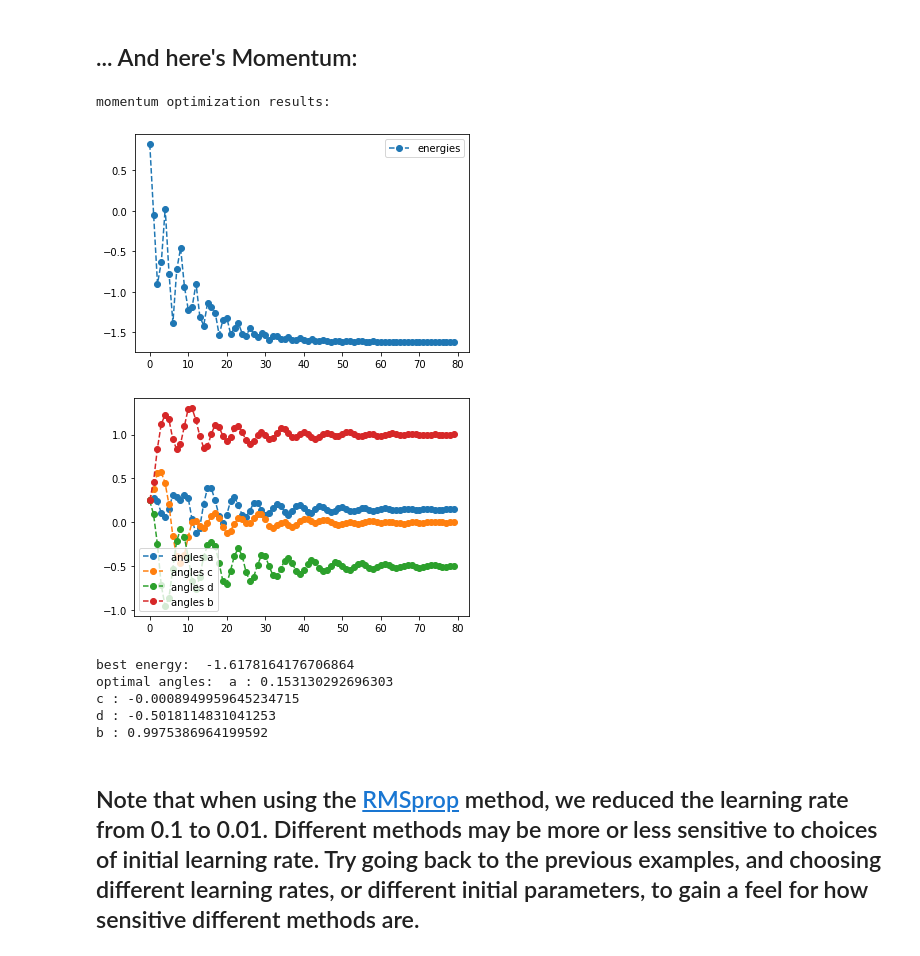
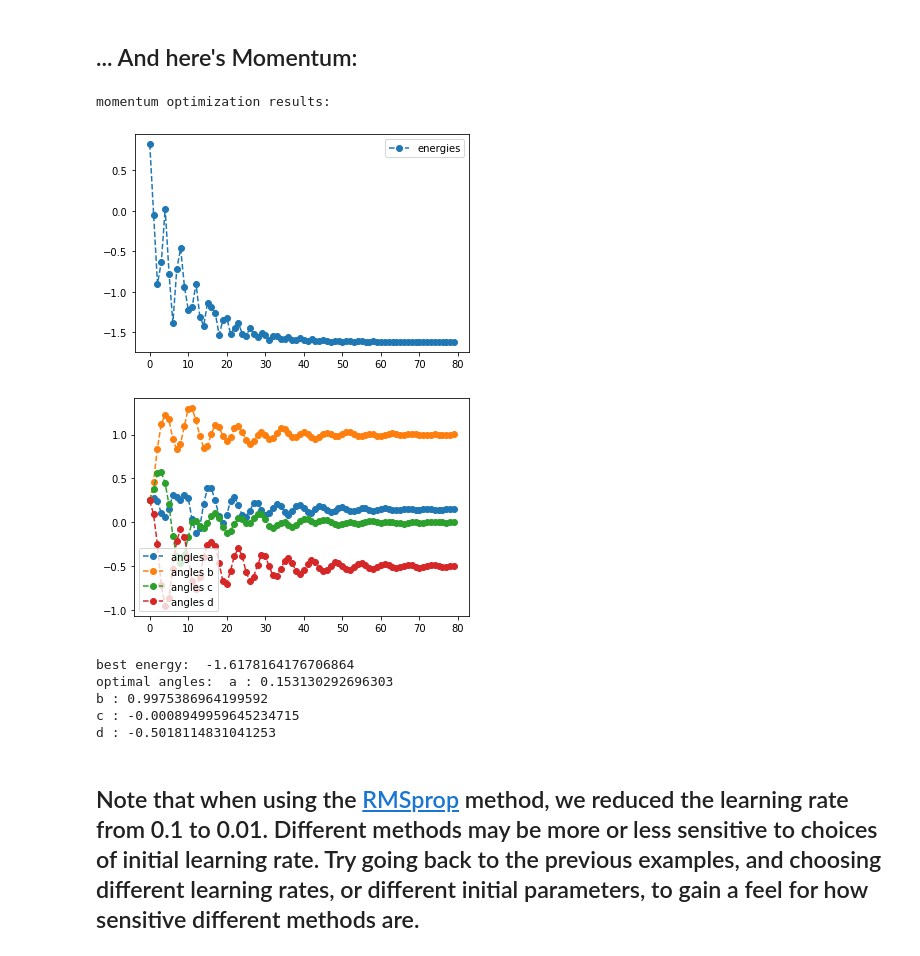
Before and after one commit to tequilahub/tequila, a Jupyter notebook: tutorials/Optimizer_Tutorial.ipynb, the cells around one changed output. Saved outputs shown, nothing was run; the diff lists cells and outputs as text; code cells hidden in the pictures.

```diff
--- a/tutorials/Optimizer_Tutorial.ipynb
+++ b/tutorials/Optimizer_Tutorial.ipynb
@@ -122,26 +129,26 @@ b : 1.0000000183809166
 # %%
 init={'a':0.25,'b':0.25,'c':0.25,'d':0.25}
 lr=0.1
-result=gd_min(O,lr=lr,
+mom_result=gd_min(O,lr=lr,
               method='momentum',
               maxiter=80,
               initial_values=init,
               silent=True)
 
 print('momentum optimization results:')
-result.history.plot('energies')
-result.history.plot('angles')
-print('best energy: ',result.energy)
-print('optimal angles: ',result.angles)
+mom_result.history.plot('energies')
+mom_result.history.plot('angles')
+print('best energy: ',mom_result.energy)
+print('optimal angles: ',mom_result.angles)
 # %% [output]
 momentum optimization results:
 [figure]
-[figure, old version]
+[figure, new version]
 best energy:  -1.6178164176706864
 optimal angles:  a : 0.153130292696303
+b : 0.9975386964199592
 c : -0.0008949959645234715
 d : -0.5018114831041253
-b : 0.9975386964199592
 # %% [markdown]
 ## Note that when using the [RMSprop](https://towardsdatascience.com/understanding-rmsprop-faster-neural-network-learning-62e116fcf29a) method, we reduced the learning rate from 0.1 to 0.01. Different methods may be more or less sensitive to choices of initial learning rate. Try going back to the previous examples, and choosing different learning rates, or different initial parameters, to gain a feel for how sensitive different methods are.
 # %% [markdown]
```
Also changed, not shown: parts of 19 cells of this notebook, 2 other files.
